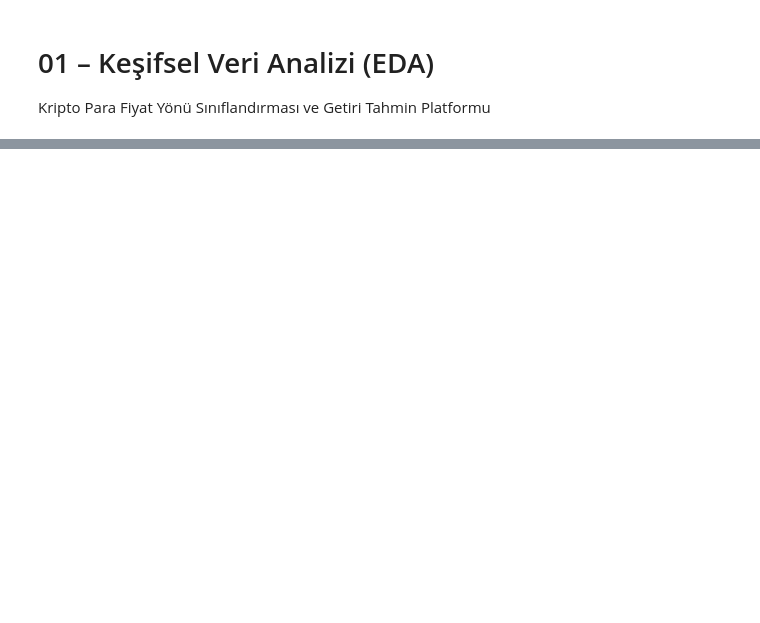
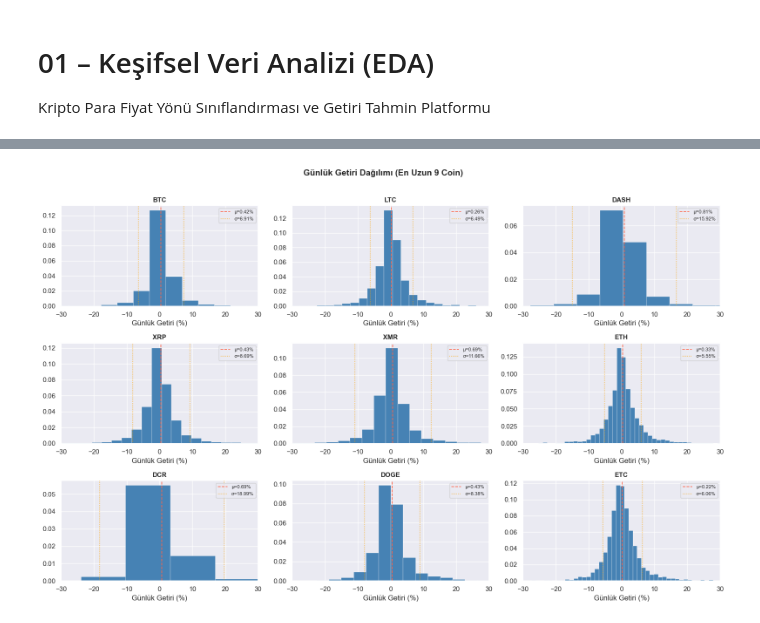
Before and after one commit to sseydaltin/ai-finance-prediction-platform, a Jupyter notebook: notebooks/01_EDA.ipynb, the cells around one changed output, grey strips where cells are left out. Drawn from its saved outputs; the diff is of its cells as text; code cells hidden in the pictures; blank space fills up the shorter version.

```diff
--- a/notebooks/01_EDA.ipynb
+++ b/notebooks/01_EDA.ipynb
@@ -64,0 +204,26 @@ pass
+# %%
+# Günlük getiri dağılımı – en uzun geçmişe sahip 9 coin (3x3 grid, dinamik)
+top9 = summary.sort_values("satir_sayisi", ascending=False).head(9).index.tolist()
+
+fig, axes = plt.subplots(3, 3, figsize=(16, 10))
+axes = axes.flatten()
+
+for i, ticker in enumerate(top9):
+    coin = df[df["ticker"] == ticker].set_index("date")["close"].dropna()
+    returns = coin.pct_change().dropna() * 100  # yüzde cinsinden
+
+    mu, sigma = returns.mean(), returns.std()
+    axes[i].hist(returns, bins=80, color="steelblue", edgecolor="white", linewidth=0.3, density=True)
+    axes[i].axvline(mu, color="tomato", linestyle="--", linewidth=1.2, label=f"μ={mu:.2f}%")
+    axes[i].axvline(mu + sigma, color="orange", linestyle=":", linewidth=1)
+    axes[i].axvline(mu - sigma, color="orange", linestyle=":", linewidth=1, label=f"σ={sigma:.2f}%")
+    axes[i].set_title(ticker, fontsize=11, fontweight="bold")
+    axes[i].set_xlabel("Günlük Getiri (%)")
+    axes[i].legend(fontsize=8)
+    axes[i].set_xlim(-30, 30)
+
+fig.suptitle("Günlük Getiri Dağılımı (En Uzun 9 Coin)", fontsize=14, fontweight="bold", y=1.01)
+plt.tight_layout()
+plt.show()
+# %% [output]
+[figure, added]
```
Also changed, not shown: parts of 19 cells of this notebook, 1 other file.
